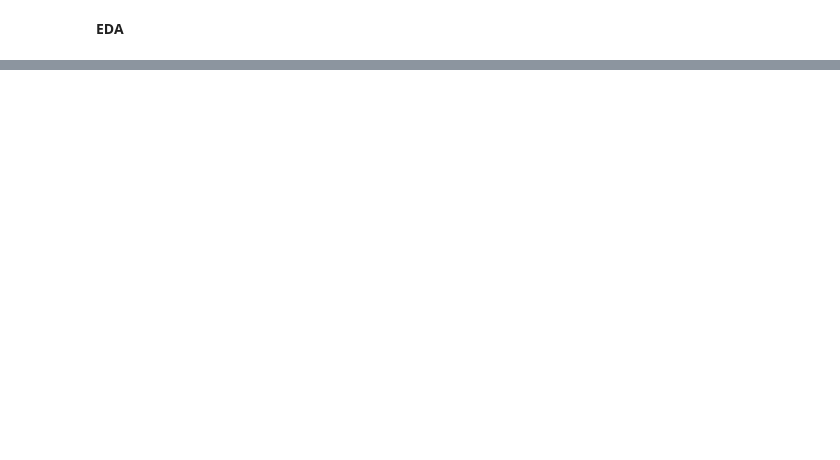
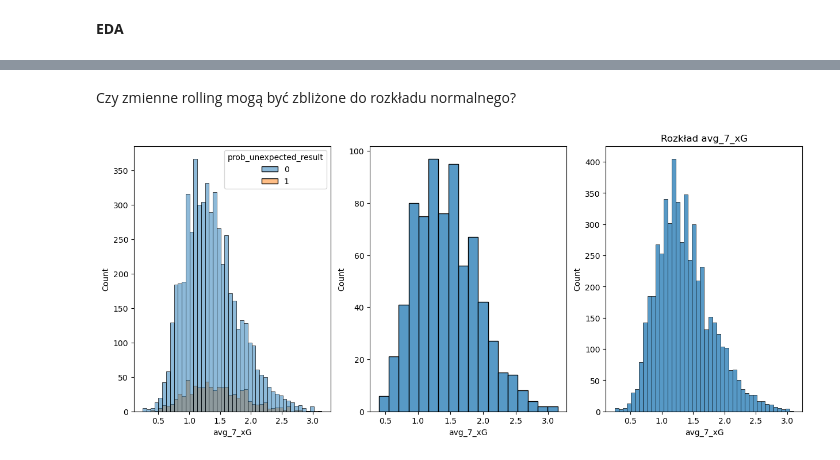
Before and after one commit to gcichy/master_project, a Jupyter notebook: data_processing/eda.ipynb, the cells around one changed output, grey strips where cells are left out. Cells and saved outputs as stored; diff of their text form; code cells hidden in the pictures; blank space fills up the shorter version.

```diff
--- a/data_processing/eda.ipynb
+++ b/data_processing/eda.ipynb
@@ -23,6 +26,8 @@ processed_data_input_path = os.path.join(os.getcwd(), '..', 'data', 'data_proces
 figures_path = os.path.join(os.getcwd(), '..', 'data', 'visualizations')
 # %%
 df = pd.read_csv(os.path.join(processed_data_input_path, 'features_added.csv'))
+df.set_index('Unnamed: 0', inplace=True)
+df.index.name = None
 df
 # %% [output]
 | Loading ITables v2.4.0 from the i... |
@@ -204,2 +210,5 @@ dfw[dfw['is_humid_is_cloudy'] == 1]
+# %%
+df['is_humid_or_warm_and_is_cloudy'] = (((df['is_humid'] == 1) | df['is_warm'] == 1) & (df['is_cloudy'] == 1)).astype(int)
+df['is_humid_is_cloudy'] = ((df['is_humid'] == 1) & (df['is_cloudy'] == 1)).astype(int)
 # %% [markdown]
 **EDA**
@@ -205,0 +236,13 @@ dfw[dfw['is_humid_is_cloudy'] == 1]
+# %% [markdown]
+Czy zmienne rolling mogą być zbliżone do rozkładu normalnego?
+# %%
+import seaborn as sns
+import matplotlib.pyplot as plt
+fig, ax = plt.subplots(1,3, figsize=(15, 6))
+sns.histplot(df, x='avg_7_xG', hue='prob_unexpected_result', ax=ax[0])
+sns.histplot(df[df['prob_unexpected_result'] == 1], x='avg_7_xG', ax=ax[1])
+sns.histplot(df[df['prob_unexpected_result'] == 0], x='avg_7_xG', ax=ax[2])
+plt.title("Rozkład avg_7_xG")
+plt.show()
+# %% [output]
+[figure, added]
```
Also changed, not shown: parts of 28 cells of this notebook, 1 other file.
